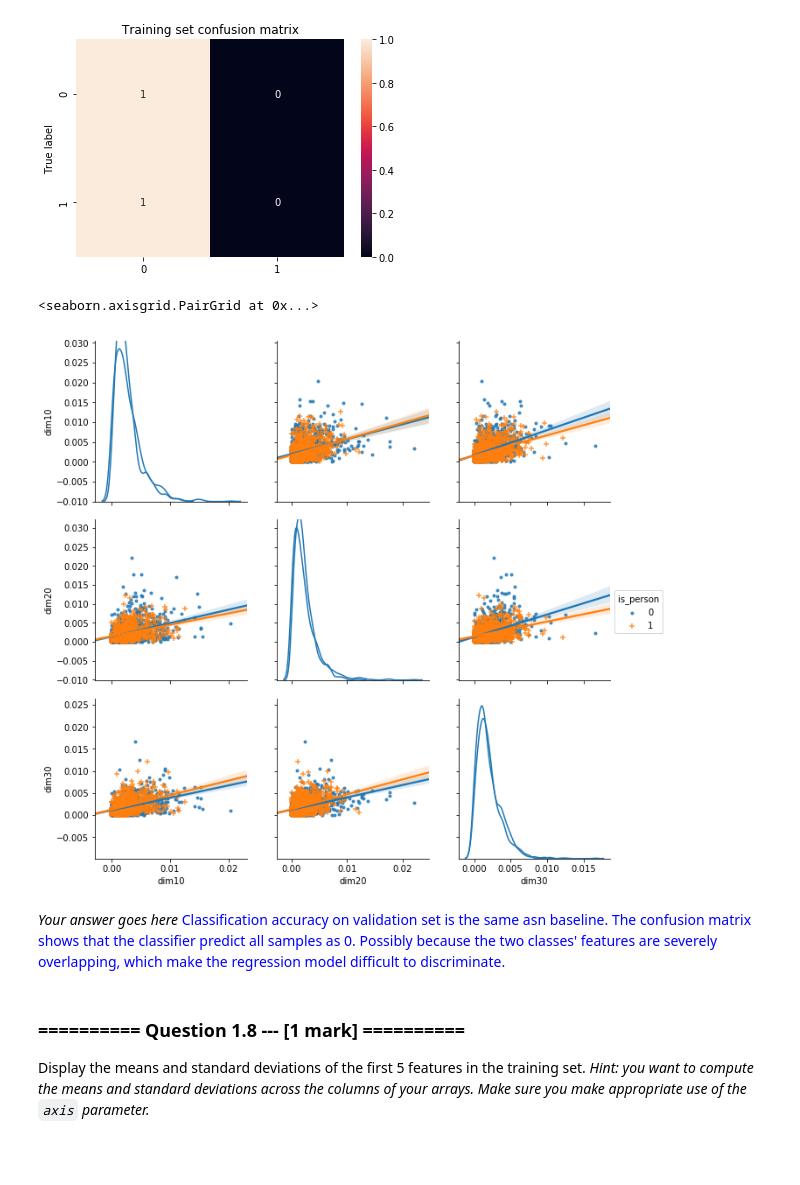
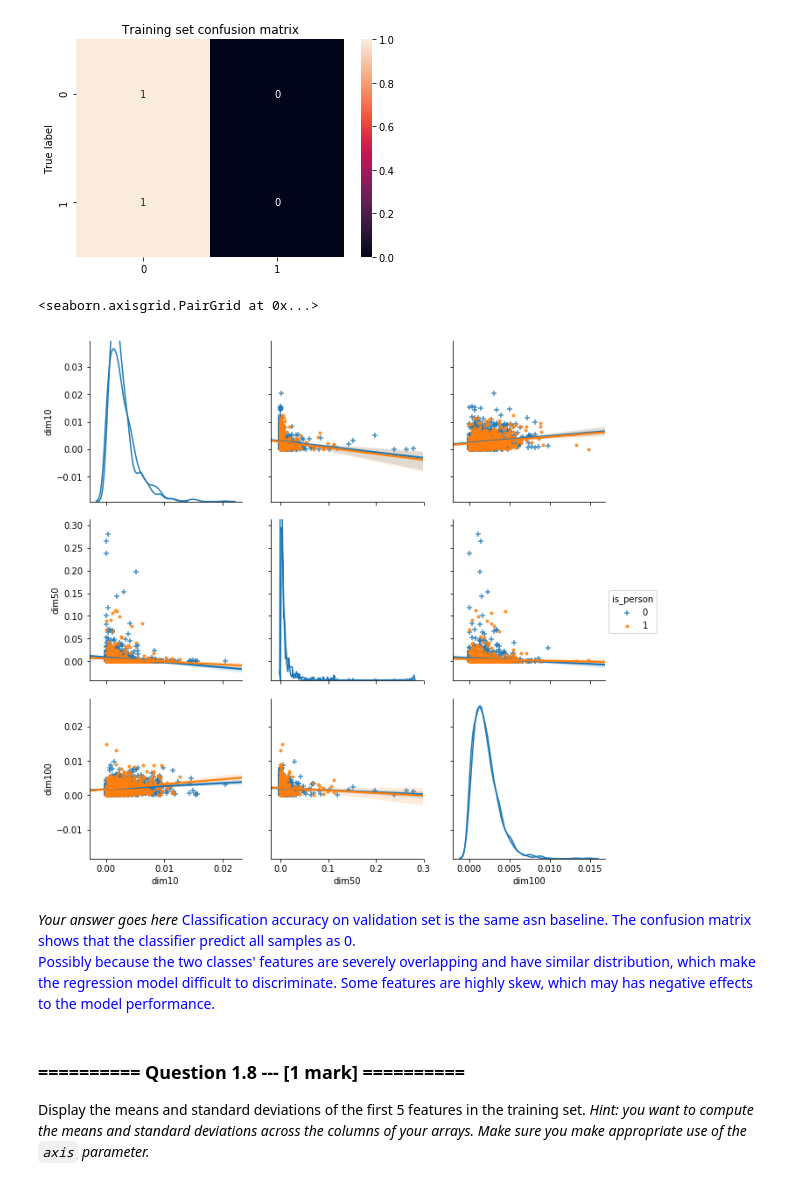
Before and after one commit to ShootingSpace/Machine-learning-practical-with-scikit-learn, a Jupyter notebook: 07_Assignment_3.ipynb, the cells around one changed output. Cells and saved outputs as stored; diff of their text form; code cells hidden in the pictures; blank space fills up the shorter version.

```diff
--- a/07_Assignment_3.ipynb
+++ b/07_Assignment_3.ipynb
@@ -233,18 +233,18 @@ plot_confusion_matrix(cm_norm, classes=lr.classes_, title = 'Training set confus
  [ 940    0]]
 [figure]
 # %%
-dat = pd.concat([dummy_t,dummy_v])
-sns.pairplot(data=dummy_t,hue='is_person',markers=[".", "+"],size=3,diag_kind="kde",
-             vars=["dim10", "dim20","dim30"],kind="reg" )
+#dat = pd.concat([dummy_t,dummy_v])
+sns.pairplot(data=train_A,hue='is_person',markers=["+", "."],size=3,diag_kind="kde",
+             vars=["dim10", "dim50","dim100"],kind="reg" )
 # %% [output]
 <seaborn.axisgrid.PairGrid at 0x...>
-[figure, old version]
+[figure, new version]
 # %% [markdown]
 *Your answer goes here*
 <font color='blue'>
 Classification accuracy on validation set is the same asn baseline.
 The confusion matrix shows that the classifier predict all samples as 0.
-Possibly because the two classes' features are severely overlapping, which make the regression model difficult to discriminate.
+Possibly because the two classes' features are severely overlapping and have similar distribution, which make the regression model difficult to discriminate. Some features are highly skew, which may has negative effects to the model performance.
 # %% [markdown]
 ### ========== Question 1.8 --- [1 mark] ==========
 Display the means and standard deviations of the first 5 features in the training set. *Hint: you want to compute the means and standard deviations across the columns of your arrays. Make sure you make appropriate use of the `axis` parameter.*
```
Also changed, not shown: parts of 23 cells of this notebook.
